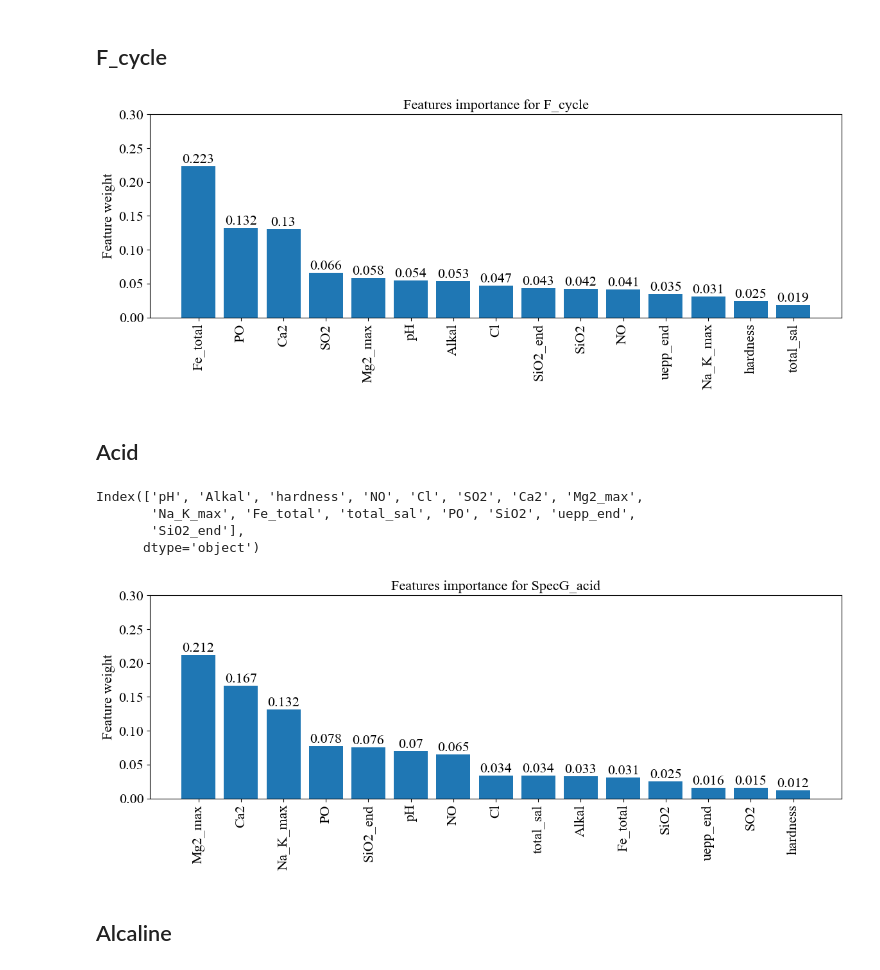
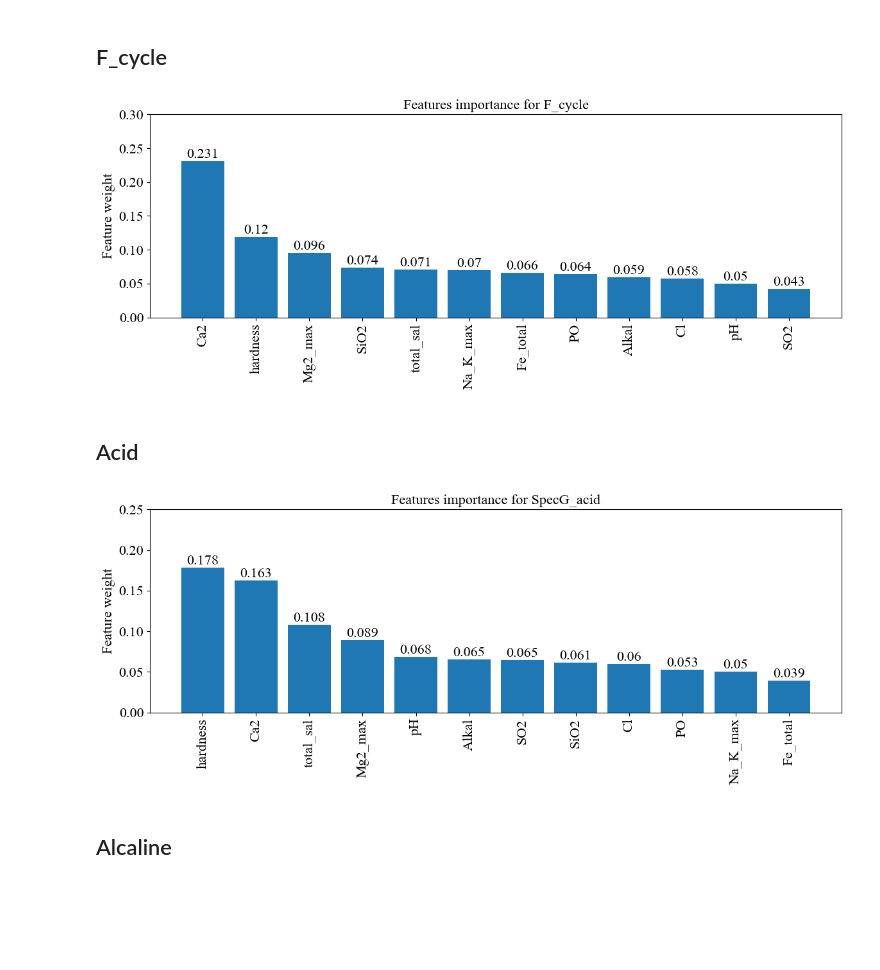
Before and after one commit to caapel/ion_exchange, a Jupyter notebook: ExplorerDataAnalisys.ipynb, the cells around one changed output. Cells and saved outputs as stored; diff of their text form; code cells hidden in the pictures; blank space fills up the shorter version.

```diff
--- a/ExplorerDataAnalisys.ipynb
+++ b/ExplorerDataAnalisys.ipynb
@@ -8,18 +8,20 @@ import matplotlib.pyplot as plt
 # %% [markdown]
 # Data collection
 # %%
-df_raw = pd.read_excel('for_analyses_kama_realistic(newer).xlsx')
+df_raw = pd.read_excel('for_analyses_kama_realistic(chichnew3_3).xlsx')
 
 # удаляем нерелевантные признаки
 df = df_raw.copy()
-df.drop(columns=['reg_date', 'Аl3+','G_acid', 'G_alkali', 'SpecG_acid(eq)', 'SpecG_alkali(eq)',
-                 'SpecG_acid', 'SpecG_alkali', 'Acid_alkali_ratio', 'F_cycle', 'Sum_cations', 'Sum_anions', 'turb'],
-            inplace=True)
+'''df.drop(columns=['reg_date', 'Аl3+','G_acid', 'G_alkali', 'SpecG_acid(eq)', 'SpecG_alkali(eq)',
+                 'SpecG_acid', 'SpecG_alkali', 'Acid_alkali_ratio', 'F_cycle'],
+            inplace=True)'''
 
-'''df.drop(columns=['reg_date', 'G_acid', 'G_alkali', 'SpecG_acid(eq)', 'SpecG_alkali(eq)',
+df.drop(columns=['reg_date', 'G_acid', 'G_alkali', 'SpecG_acid(eq)', 'SpecG_alkali(eq)',
                  'SpecG_acid', 'SpecG_alkali', 'Acid_alkali_ratio', 'F_cycle', 'uepp_end', 'SiO2_end',
-                 'Аl3+', 'NO', 'Сl', 'Са2', 'Mg2_max', 'Na_K_max', 'SO2'],
-        inplace=True)'''
+                 'Аl3+', 'NO', 'Sum_cations', 'Sum_anions', 'turb' ],
+        inplace=True)
+
+pd.set_option('display.float_format', '{:.2f}'.format)
 
 df
 # %% [output]
@@ -184,13 +224,10 @@ corr_matrix(df=df_Alcaline, target='SpecG_alkali', method='pearson')
 # %% [markdown]
 # Feature important
 # %%
-def feature_importance_selector(X, y, engine='catboost', feature_weights=False):
+def feature_importance_selector(X, y, engine='catboost'):
 
     if engine=='catboost':
-        if feature_weights:
-            selector = catboost.CatBoostRegressor(silent=True, feature_weights=feature_weights)
-        else:
-            selector = catboost.CatBoostRegressor(silent=True)
+        selector = catboost.CatBoostRegressor(silent=True)
     elif engine=='xgboost':
         selector = xgboost.XGBRegressor()
 
@@ -225,23 +262,15 @@ feature_importance_selector(X=df_F_cycle.drop(columns='F_cycle'),
                             y=df_F_cycle.F_cycle,
                             engine='catboost')
 # %% [output]
-[figure, old version]
+[figure, new version]
 # %% [markdown]
 ## Acid
-# %%
-df_Acid.drop(columns=['SpecG_acid']).columns
-# %% [output]
-Index(['pH', 'Alkal', 'hardness', 'NO', 'Сl', 'SO2', 'Са2', 'Mg2_max',
-       'Na_K_max', 'Fe_total', 'total_sal', 'PO', 'SiO2', 'uepp_end',
-       'SiO2_end'],
-      dtype='object')
 # %%
 feature_importance_selector(X=df_Acid.drop(columns=['SpecG_acid']),
                             y=df_Acid.SpecG_acid,
-                            engine='catboost',
-                            feature_weights=[1, 1, 1, 1, 1, 1, 5, 4, 3, 1, 3, 1, 1, 1, 1])
+                            engine='catboost')
 # %% [output]
-[figure, old version]
+[figure, new version]
 # %% [markdown]
 ## Alcaline
 # %%
```
Also changed, not shown: parts of 19 cells of this notebook, 3 other files.
